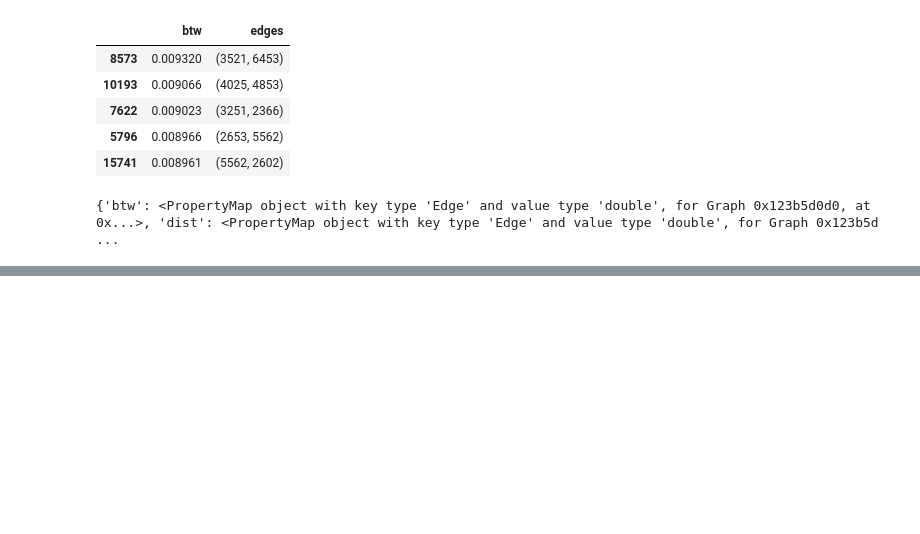
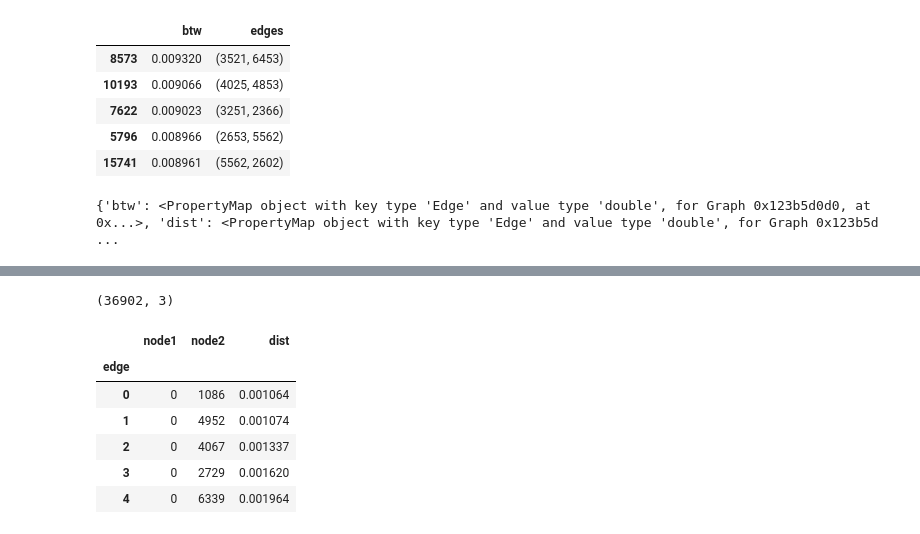
Before and after one commit to crupley/hoodie-development, a Jupyter notebook: explore/graph tool.ipynb, the cells around one changed output, grey strips where cells are left out. Cells and saved outputs as stored; diff of their text form; code cells hidden in the pictures; blank space fills up the shorter version.

```diff
--- a/explore/graph tool.ipynb
+++ b/explore/graph tool.ipynb
@@ -410,0 +443,14 @@ g.ep
+# %%
+edf = edges.copy()
+edf['dist'] = distfull
+print edf.shape
+edf.head()
+# %% [output]
+(36902, 3)
+|  | node1 | node2 | dist |
+| edge |  |  |  |
+| 0 | 0 | 1086 | 0.001064 |
+| 1 | 0 | 4952 | 0.001074 |
+| 2 | 0 | 4067 | 0.001337 |
+| 3 | 0 | 2729 | 0.001620 |
+| 4 | 0 | 6339 | 0.001964 |
```
Also changed, not shown: parts of 10 cells of this notebook, 1 other file.
